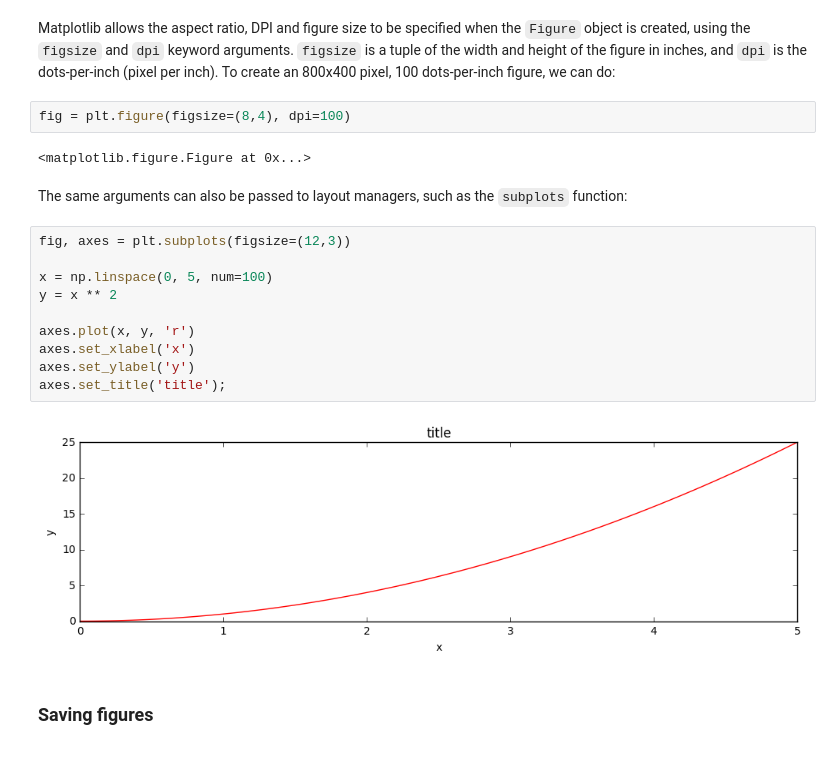
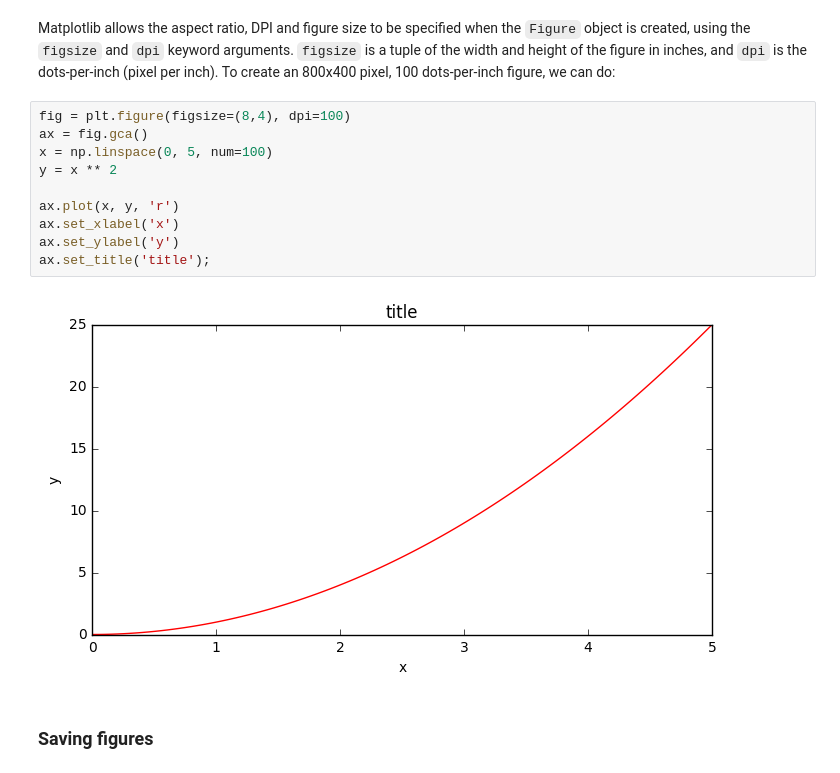
Before and after one commit to PhasesResearchLab/2018-CALPHAD-Workshop, a Jupyter notebook: 02 Matplotlib.ipynb, the cells around one changed output. Saved outputs shown, nothing was run; the diff lists cells and outputs as text.

Commit message:
matplotlib bump

```diff
--- a/02 Matplotlib.ipynb
+++ b/02 Matplotlib.ipynb
@@ -39,24 +39,18 @@ import numpy as np
 ### Figure size, aspect ratio and DPI
 # %% [markdown]
 Matplotlib allows the aspect ratio, DPI and figure size to be specified when the `Figure` object is created, using the `figsize` and `dpi` keyword arguments. `figsize` is a tuple of the width and height of the figure in inches, and `dpi` is the dots-per-inch (pixel per inch). To create an 800x400 pixel, 100 dots-per-inch figure, we can do:
-# %%
-fig = plt.figure(figsize=(8,4), dpi=100)
-# %% [output]
-<matplotlib.figure.Figure at 0x...>
-# %% [markdown]
-The same arguments can also be passed to layout managers, such as the `subplots` function:
 # %%
-fig, axes = plt.subplots(figsize=(12,3))
-
+fig = plt.figure(figsize=(8,4), dpi=100)
+ax = fig.gca()
 x = np.linspace(0, 5, num=100)
 y = x ** 2
 
-axes.plot(x, y, 'r')
-axes.set_xlabel('x')
-axes.set_ylabel('y')
-axes.set_title('title');
+ax.plot(x, y, 'r')
+ax.set_xlabel('x')
+ax.set_ylabel('y')
+ax.set_title('title');
 # %% [output]
-[figure, old version]
+[figure, new version]
 # %% [markdown]
 ### Saving figures
 # %% [markdown]
```
Also changed, not shown: parts of 3 cells of this notebook.
